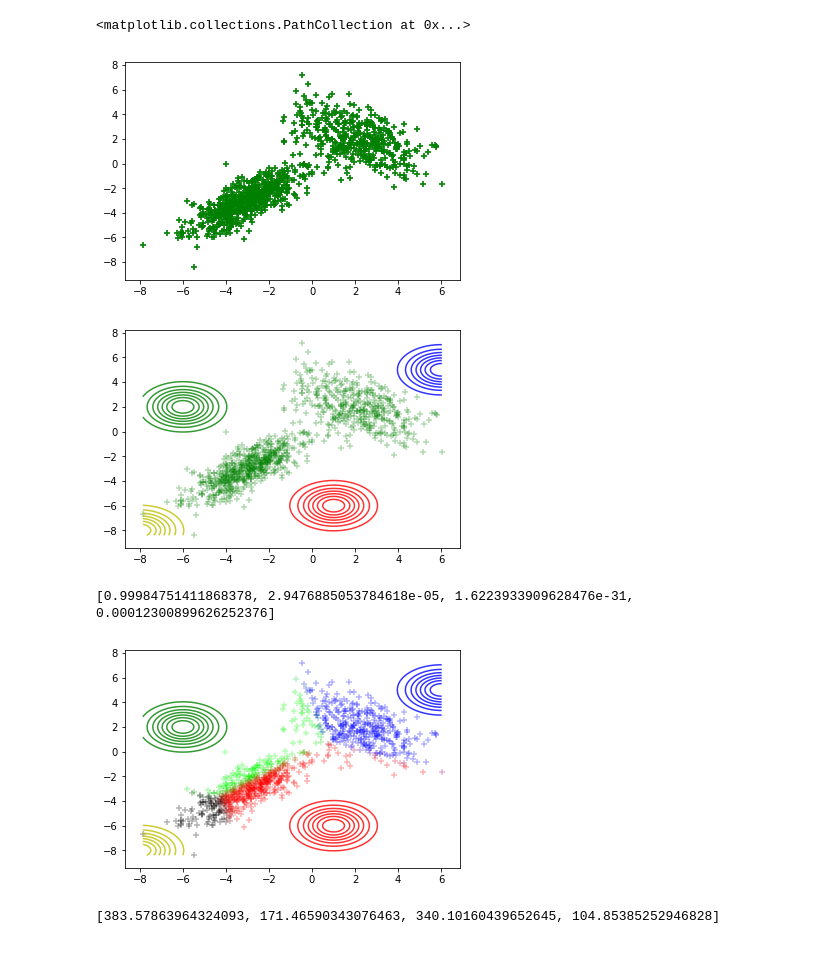
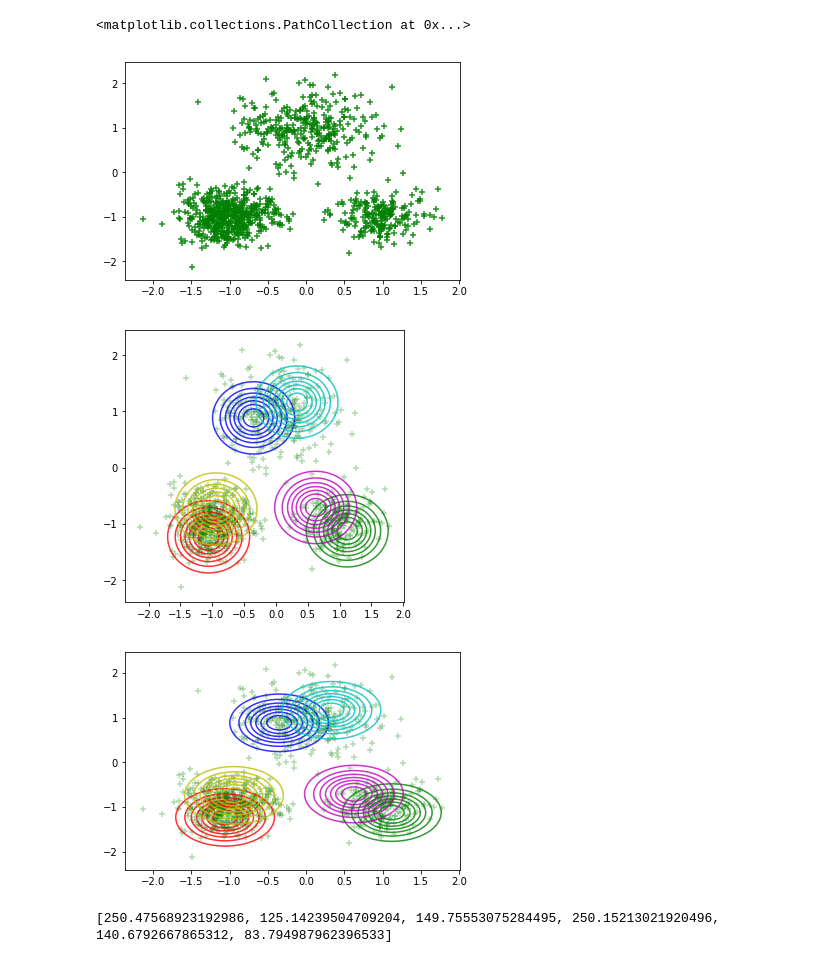
Before and after one commit to taishi107/Variational_Bayes, a Jupyter notebook: variational_bayes.ipynb, the cells around one changed output. Saved outputs shown, nothing was run; the diff lists cells and outputs as text; code cells hidden in the pictures.

```diff
--- a/variational_bayes.ipynb
+++ b/variational_bayes.ipynb
@@ -25,18 +25,18 @@ def dataset(mu,sigma,pi):
 # %%
 #初期設定
 N = 1000 #データ数
-mu = [[-3,-3],[2,2]]
-sigma = [[[1.9,1.5],[1.5,1.9]],
-        [[2.1,-1.0],[-1.0,2.1]]]
-pi=[0.6,0.4]
-k=2 #データ群の個数
-K=4 #分布の個数
+#mu = [[-3,-3],[2,2]]
+mu = [[0,1],[-1,-1],[1,-1],[3,1]]
+sigma = [[[0.2,0.],[0.,0.2]],[[0.1,0.],[0.,0.1]],[[0.1,0.],[0.,0.1]],[[0.2,0.],[0.,0.2]]]
+pi=[0.3,0.5,0.2,]
+k=3 #データ群の個数
+K=6 #分布の個数
 D=2 #次元
 samples = dataset(mu,sigma,pi)
-plt.scatter(samples[:,0],samples[:,1],color='g',marker='+',alpha=0.8)
+plt.scatter(samples[:,0],samples[:,1],color='g',marker='+',alpha=0.2)
 # %% [output]
 <matplotlib.collections.PathCollection at 0x...>
-[figure, old version]
+[figure, new version]
 # %%
 def make_gauss_model(mu,sigma):
     gauss = []
@@ -46,13 +46,15 @@ def make_gauss_model(mu,sigma):
     return gauss
 # %%
 def draw(gauss):
-    plt.figure()
+    plt.figure(figsize=(5, 5))
     # ガウス分布を等高線で描画
     x,y = np.meshgrid(np.linspace(min(samples[:,0]),max(samples[:,0]),1000),np.linspace(min(samples[:,1]),max(samples[:,1]),1000))
     pos = np.dstack((x,y))
     for i in range(K):
         z = gauss[i].pdf(pos)
         plt.contour(x, y, z,colors=clus[i],alpha=0.8)
+    #plt.xlim(-5.1, 5.1)
+    #plt.ylim(-5.1, 5.1)
     plt.scatter(samples[:,0],samples[:,1],color="g",marker='+',alpha=0.3)
 # %%
 def draw2(gauss,ganma):
@@ -69,17 +73,17 @@ def draw2(gauss,ganma):
 # %%
-g_mean = [[1,-6],[-6,2],[6,5],[-8,-8],[4,0],[-6,-6]]
-g_sigma = [[[1,0],[0,1]],
-        [[1,0],[0,1]],
-          [[1,0],[0,1]],
-          [[1,0],[0,1]],
-          [[1,0],[0,1]],
-          [[1,0],[0,1]]]
+g_mean = [[-1.0574489772985471, -1.2323082405966455], [1.1194494086949569, -1.125715987311797], [-0.35151806160409088, 0.88568695657557817], [-0.94164308644380812, -0.73865348733702973], [0.33074448223827357, 1.1670779444293959], [0.62433751811043658, -0.71019232198881976]]
+g_sigma = [[[0.1,0],[0,0.1]],
+        [[0.1,0],[0,0.1]],
+          [[0.1,0],[0,0.1]],
+          [[0.1,0],[0,0.1]],
+          [[0.1,0],[0,0.1]],
+          [[0.1,0],[0,0.1]]]
 pi = [1.0/K for i in range(K)]
 clus = ['r','g','b','y',"c", "m"]
 gauss = make_gauss_model(g_mean,g_sigma)
 draw(gauss)
 # %% [output]
-[figure, old version]
+[figure, new version]
 # %%
 def ganma_cal():
     ganma = []
@@ -95,10 +99,8 @@ def ganma_cal():
 # %%
 ganma = ganma_cal()
 draw2(gauss,ganma)
-print(ganma[0])
 # %% [output]
-[0.99984751411868378, 2.9476885053784618e-05, 1.6223933909628476e-31, 0.00012300899626252376]
-[figure, old version]
+[figure, new version]
 # %%
 def cal(ganma):
     N_k = []
@@ -113,4 +115,4 @@ N_k = []
 N_k = cal(ganma)
 print(N_k)
 # %% [output]
-[383.57863964324093, 171.46590343076463, 340.10160439652645, 104.85385252946828]
+[250.47568923192986, 125.14239504709204, 149.75553075284495, 250.15213021920496, 140.6792667865312, 83.794987962396533]
```
Also changed, not shown: parts of 6 cells of this notebook.
